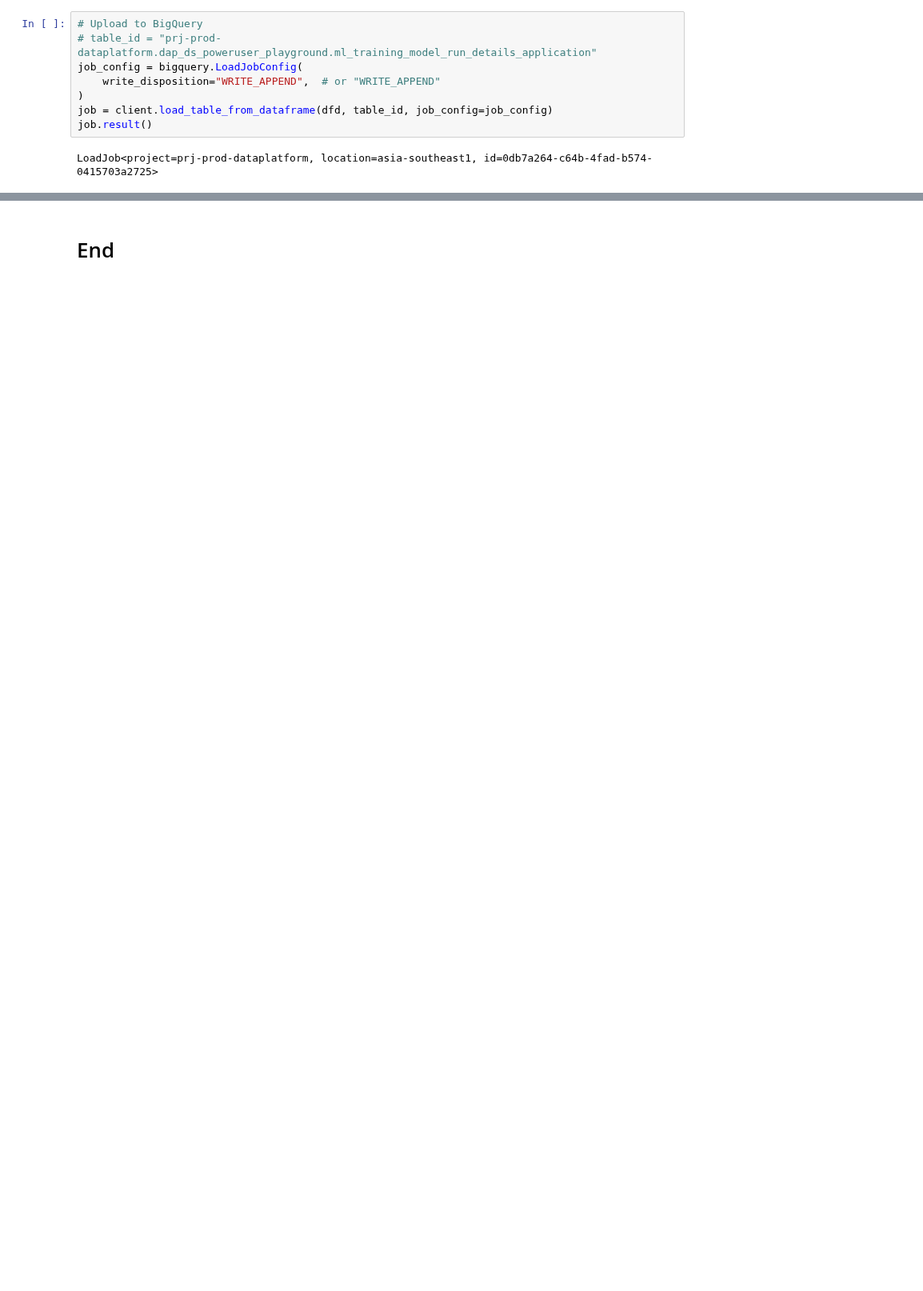
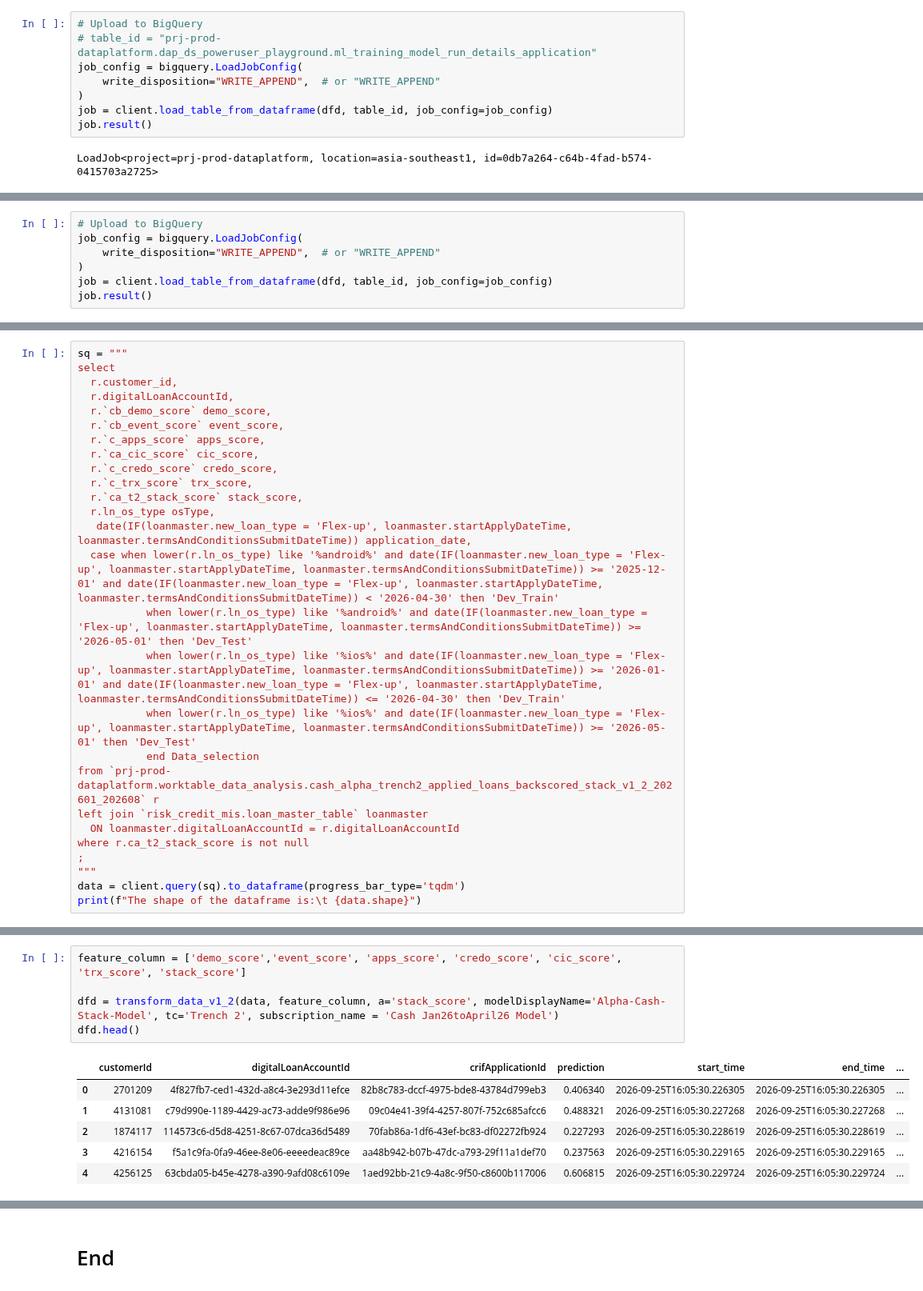
Before and after one commit to dchakroborti-tonik/Gini_Monitoring, a Jupyter notebook: PSI_Training_Data_Preparation/psi_training_psi_application.ipynb, the cells around one changed output, grey strips where cells are left out. Shown at 80% size. Cells and saved outputs as stored; diff of their text form; blank space fills up the shorter version.

```diff
--- a/PSI_Training_Data_Preparation/psi_training_psi_application.ipynb
+++ b/PSI_Training_Data_Preparation/psi_training_psi_application.ipynb
@@ -5841,0 +5918,7 @@ LoadJob<project=prj-prod-dataplatform, location=asia-southeast1, id=0db7a264-c64
+# %%
+# Upload to BigQuery
+job_config = bigquery.LoadJobConfig(
+    write_disposition="WRITE_APPEND",  # or "WRITE_APPEND"
+)
+job = client.load_table_from_dataframe(dfd, table_id, job_config=job_config)
+job.result()
@@ -5841,0 +5943,27 @@ LoadJob<project=prj-prod-dataplatform, location=asia-southeast1, id=0db7a264-c64
+# %%
+sq = """
+select
+  r.customer_id,
+  r.digitalLoanAccountId,
+  r.`cb_demo_score` demo_score,
+  r.`cb_event_score` event_score,
+  r.`c_apps_score` apps_score,
+  r.`ca_cic_score` cic_score,
+  r.`c_credo_score` credo_score,
+  r.`c_trx_score` trx_score,
+  r.`ca_t2_stack_score` stack_score,
+  r.ln_os_type osType,
+   date(IF(loanmaster.new_loan_type = 'Flex-up', loanmaster.startApplyDateTime, loanmaster.termsAndConditionsSubmitDateTime)) application_date,
+  case when lower(r.ln_os_type) like '%android%' and date(IF(loanmaster.new_loan_type = 'Flex-up', loanmaster.startApplyDateTime, loanmaster.termsAndConditionsSubmitDateTime)) >= '2025-12-01' and date(IF(loanmaster.new_loan_type = 'Flex-up', loanmaster.startApplyDateTime, loanmaster.termsAndConditionsSubmitDateTime)) < '2026-04-30' then 'Dev_Train'
+           when lower(r.ln_os_type) like '%android%' and date(IF(loanmaster.new_loan_type = 'Flex-up', loanmaster.startApplyDateTime, loanmaster.termsAndConditionsSubmitDateTime)) >= '2026-05-01' then 'Dev_Test'
+           when lower(r.ln_os_type) like '%ios%' and date(IF(loanmaster.new_loan_type = 'Flex-up', loanmaster.startApplyDateTime, loanmaster.termsAndConditionsSubmitDateTime)) >= '2026-01-01' and date(IF(loanmaster.new_loan_type = 'Flex-up', loanmaster.startApplyDateTime, loanmaster.termsAndConditionsSubmitDateTime)) <= '2026-04-30' then 'Dev_Train'
+           when lower(r.ln_os_type) like '%ios%' and date(IF(loanmaster.new_loan_type = 'Flex-up', loanmaster.startApplyDateTime, loanmaster.termsAndConditionsSubmitDateTime)) >= '2026-05-01' then 'Dev_Test'
+           end Data_selection
+from `prj-prod-dataplatform.worktable_data_analysis.cash_alpha_trench2_applied_loans_backscored_stack_v1_2_202601_202608` r
+left join `risk_credit_mis.loan_master_table` loanmaster
+  ON loanmaster.digitalLoanAccountId = r.digitalLoanAccountId
+where r.ca_t2_stack_score is not null
+;
+"""
+data = client.query(sq).to_dataframe(progress_bar_type='tqdm')
+print(f"The shape of the dataframe is:\t {data.shape}")
@@ -5841,0 +5972,12 @@ LoadJob<project=prj-prod-dataplatform, location=asia-southeast1, id=0db7a264-c64
+# %%
+feature_column = ['demo_score','event_score', 'apps_score', 'credo_score', 'cic_score', 'trx_score', 'stack_score']
+
+dfd = transform_data_v1_2(data, feature_column, a='stack_score', modelDisplayName='Alpha-Cash-Stack-Model', tc='Trench 2', subscription_name = 'Cash Jan26toApril26 Model')
+dfd.head()
+# %% [output]
+|  | customerId | digitalLoanAccountId | crifApplicationId | prediction | start_time | end_time | ... |
+| 0 | 2701209 | 4f827fb7-ced1-432d-a8c4-3e293d11efce | 82b8c783-dccf-4975-bde8-43784d799eb3 | 0.406340 | 2026-09-25T16:05:30.226305 | 2026-09-25T16:05:30.226305 | ... |
+| 1 | 4131081 | c79d990e-1189-4429-ac73-adde9f986e96 | 09c04e41-39f4-4257-807f-752c685afcc6 | 0.488321 | 2026-09-25T16:05:30.227268 | 2026-09-25T16:05:30.227268 | ... |
+| 2 | 1874117 | 114573c6-d5d8-4251-8c67-07dca36d5489 | 70fab86a-1df6-43ef-bc83-df02272fb924 | 0.227293 | 2026-09-25T16:05:30.228619 | 2026-09-25T16:05:30.228619 | ... |
+| 3 | 4216154 | f5a1c9fa-0fa9-46ee-8e06-eeeedeac89ce | aa48b942-b07b-47dc-a793-29f11a1def70 | 0.237563 | 2026-09-25T16:05:30.229165 | 2026-09-25T16:05:30.229165 | ... |
+| 4 | 4256125 | 63cbda05-b45e-4278-a390-9afd08c6109e | 1aed92bb-21c9-4a8c-9f50-c8600b117006 | 0.606815 | 2026-09-25T16:05:30.229724 | 2026-09-25T16:05:30.229724 | ... |
```
Also changed, not shown: parts of 38 cells of this notebook, 1 other file.
